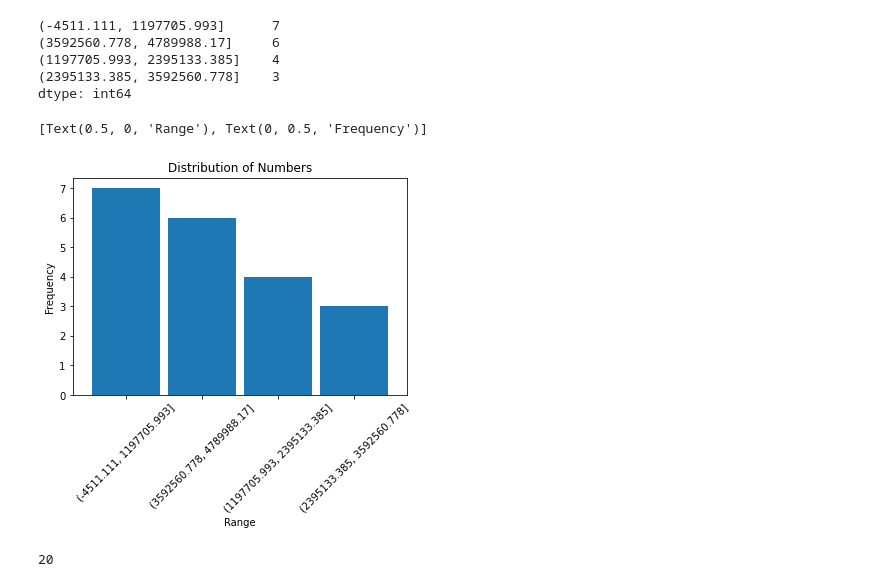
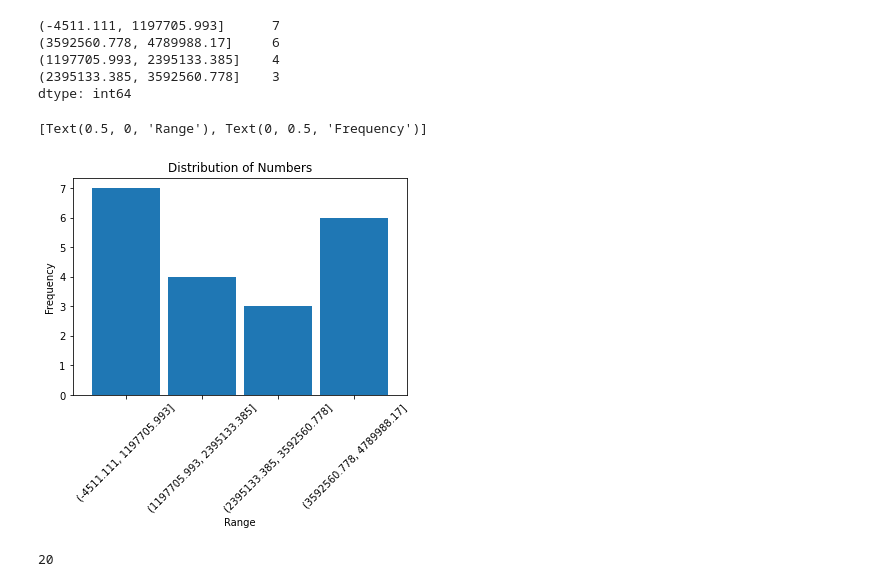
Before and after one commit to JenniferMLewis/numpy-pandas-visualization-exercises, a Jupyter notebook: pandas_series.ipynb, the cells around one changed output. Cells and saved outputs as stored; diff of their text form; code cells hidden in the pictures.

```diff
--- a/pandas_series.ipynb
+++ b/pandas_series.ipynb
@@ -307,13 +316,15 @@ numbers.value_counts(bins=4)
 (2395133.385, 3592560.778]    3
 dtype: int64
 # %%
-numbers.value_counts(bins=4).plot.bar(title = 'Distribution of Numbers',
+numbers.value_counts(bins=4).sort_index().plot.bar(title = 'Distribution of Numbers',
                                         rot=45,
                                         width =.90).set(xlabel='Range',
                                         ylabel= "Frequency")
+
+# need to add sort_index() to get the bars to line up in a numerical way.
 # %% [output]
 [Text(0.5, 0, 'Range'), Text(0, 0.5, 'Frequency')]
-[figure, old version]
+[figure, new version]
 # %%
 exam_scores = pd.Series([60, 86, 75, 62, 93, 71, 60, 83, 95, 78, 65, 72, 69, 81, 96, 80, 85, 92, 82, 78])
 # %%
```
Also changed, not shown: parts of 5 cells of this notebook, 2 other files.
